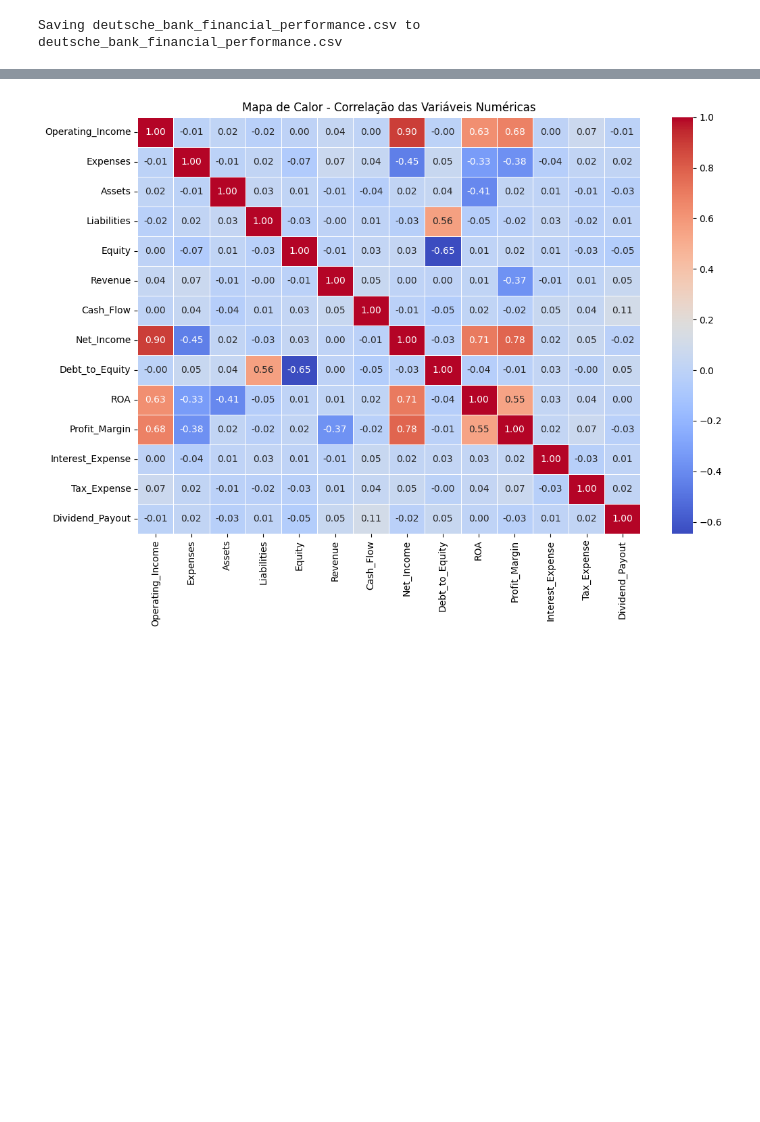
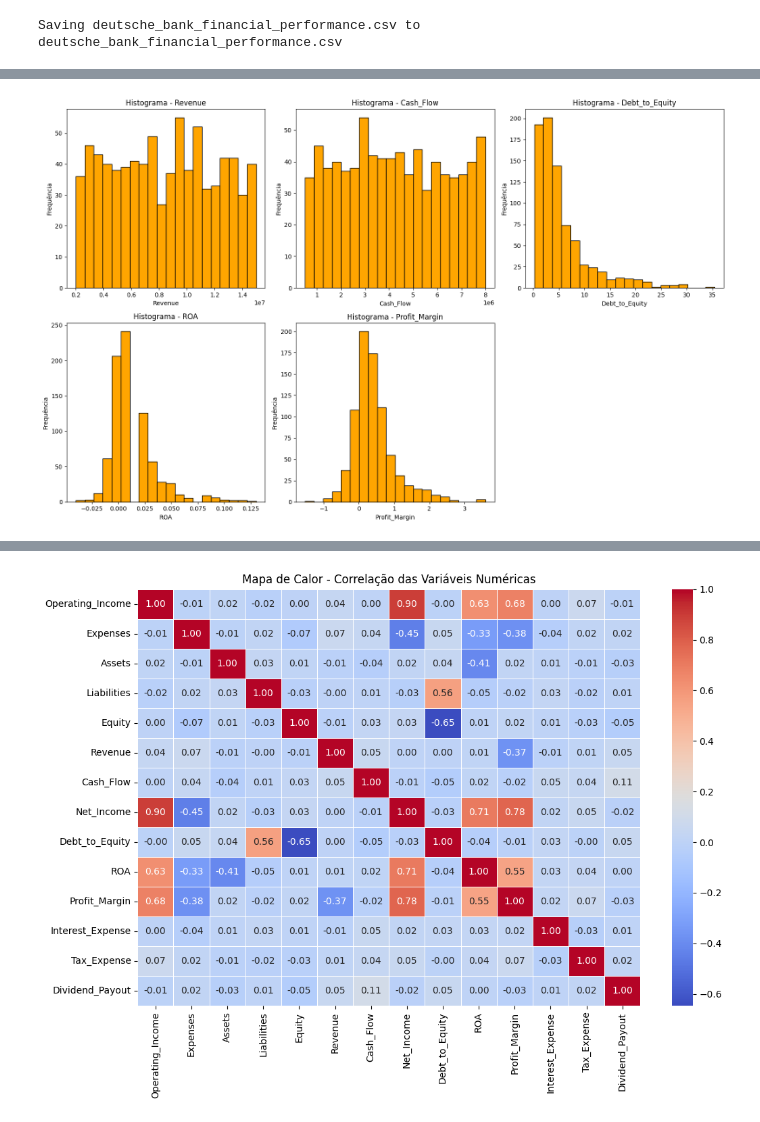
Before and after one commit to Leonardo-Mello22/Analise-DeutscheBank, a Jupyter notebook: Analise.ipynb, the cells around one changed output, grey strips where cells are left out. Saved outputs shown, nothing was run; the diff lists cells and outputs as text; code cells hidden in the pictures; blank space fills up the shorter version.

```diff
--- a/Analise.ipynb
+++ b/Analise.ipynb
@@ -26,0 +45,17 @@ correlation_matrix = numeric_df.corr()
+# %%
+#Histogramas
+plt.figure(figsize=(16, 10))
+
+hist_columns = ['Revenue', 'Cash_Flow', 'Debt_to_Equity', 'ROA', 'Profit_Margin']
+
+for i, col in enumerate(hist_columns):
+    plt.subplot(2, 3, i + 1)
+    plt.hist(df_performance[col], bins=20, color='orange', edgecolor='black')
+    plt.title(f'Histograma - {col}')
+    plt.xlabel(col)
+    plt.ylabel('Frequência')
+
+plt.tight_layout()
+plt.show()
+# %% [output]
+[figure, added]
```
Also changed, not shown: parts of 7 cells of this notebook.
